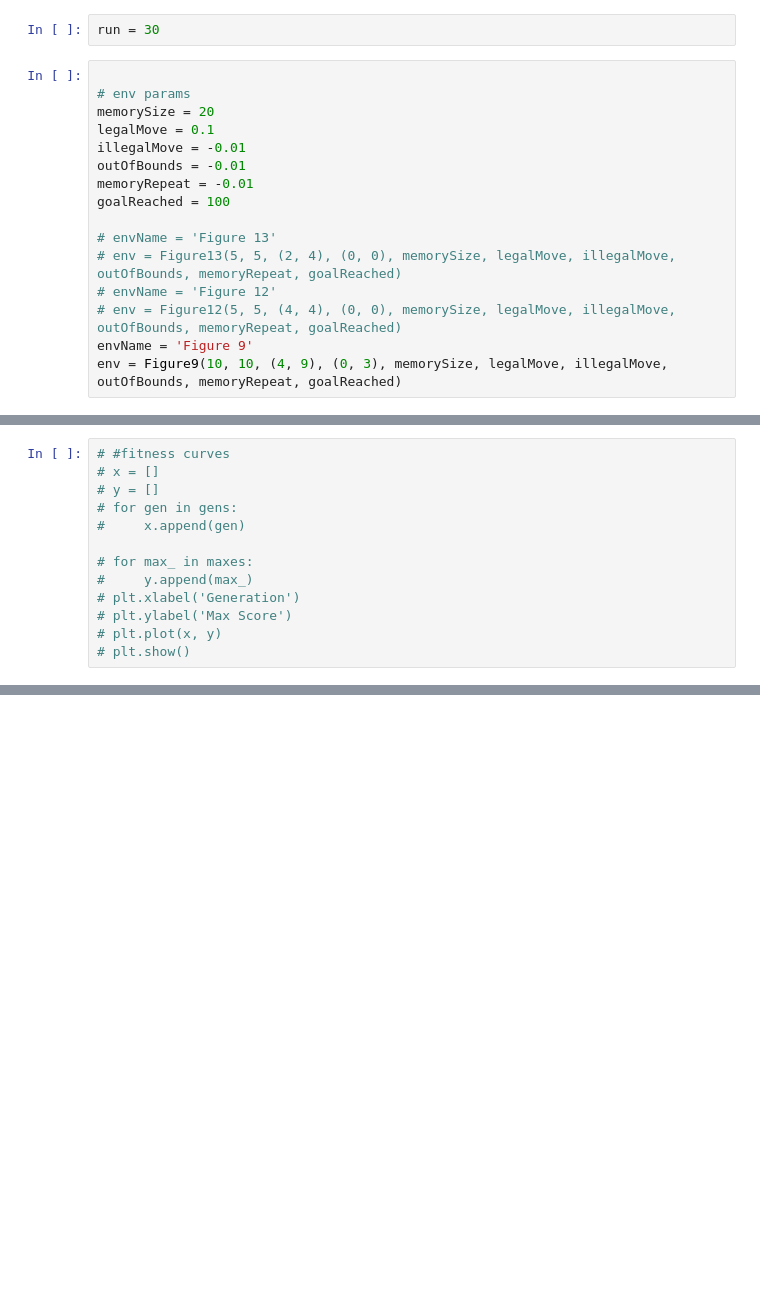
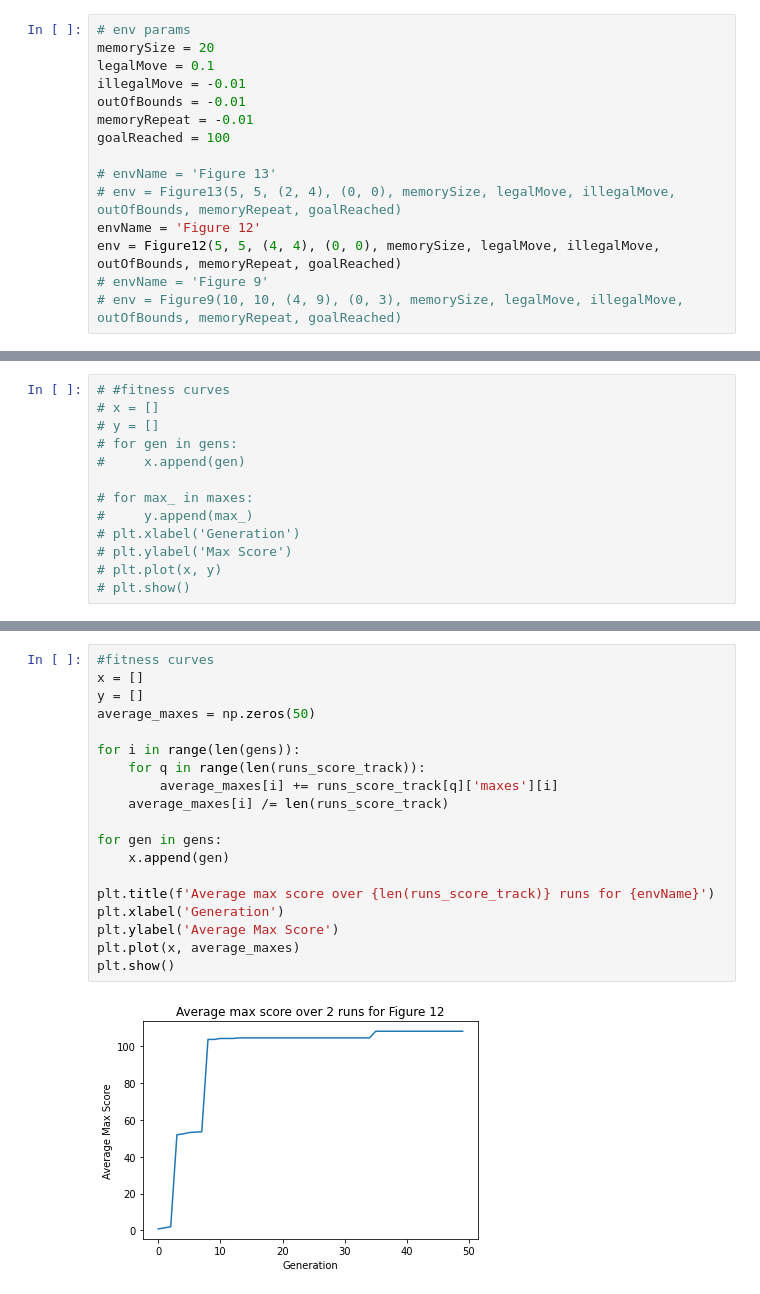
Before and after one commit to noahsealy/qptg, a Jupyter notebook: team-search-competition.ipynb, the cells around one changed output, grey strips where cells are left out. Saved outputs shown, nothing was run; the diff lists cells and outputs as text; blank space fills up the shorter version.

Commit message:
added heatmaps and ability to run multiple runs at a time

```diff
--- a/team-search-competition.ipynb
+++ b/team-search-competition.ipynb
@@ -16,7 +14,4 @@ runs = []
-# %%
-run = 30
 # %%
-
 # env params
 memorySize = 20
 legalMove = 0.1
@@ -27,7 +22,7 @@ goalReached = 100
 
 # envName = 'Figure 13'
 # env = Figure13(5, 5, (2, 4), (0, 0), memorySize, legalMove, illegalMove, outOfBounds, memoryRepeat, goalReached)
-# envName = 'Figure 12'
-# env = Figure12(5, 5, (4, 4), (0, 0), memorySize, legalMove, illegalMove, outOfBounds, memoryRepeat, goalReached)
-envName = 'Figure 9'
-env = Figure9(10, 10, (4, 9), (0, 3), memorySize, legalMove, illegalMove, outOfBounds, memoryRepeat, goalReached)
+envName = 'Figure 12'
+env = Figure12(5, 5, (4, 4), (0, 0), memorySize, legalMove, illegalMove, outOfBounds, memoryRepeat, goalReached)
+# envName = 'Figure 9'
+# env = Figure9(10, 10, (4, 9), (0, 3), memorySize, legalMove, illegalMove, outOfBounds, memoryRepeat, goalReached)
@@ -215,0 +230,21 @@ for team in searchManager.winners:
+# %%
+#fitness curves
+x = []
+y = []
+average_maxes = np.zeros(50)
+
+for i in range(len(gens)):
+    for q in range(len(runs_score_track)):
+        average_maxes[i] += runs_score_track[q]['maxes'][i]
+    average_maxes[i] /= len(runs_score_track)
+
+for gen in gens:
+    x.append(gen)
+
+plt.title(f'Average max score over {len(runs_score_track)} runs for {envName}')
+plt.xlabel('Generation')
+plt.ylabel('Average Max Score')
+plt.plot(x, average_maxes)
+plt.show()
+# %% [output]
+[figure, added]
```
Also changed, not shown: parts of 18 cells of this notebook, 1 other file.
